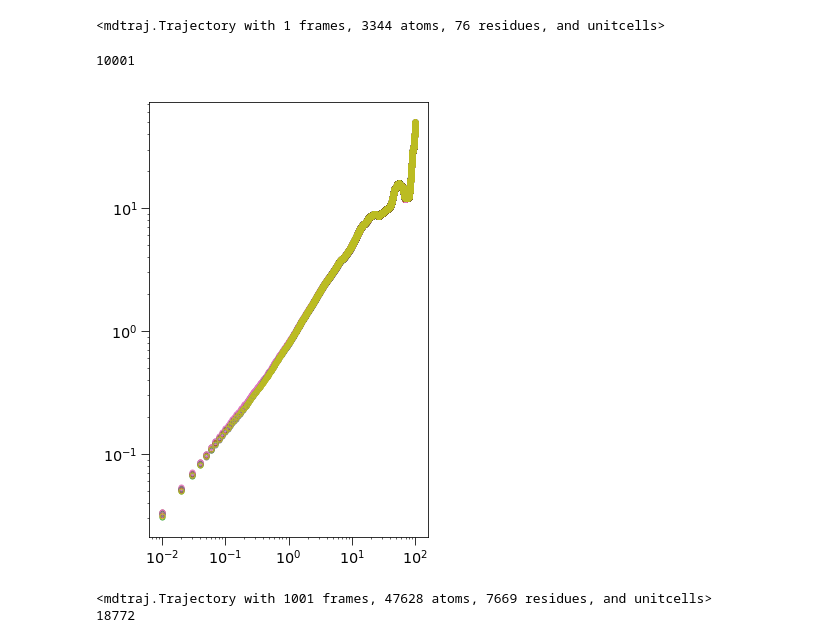
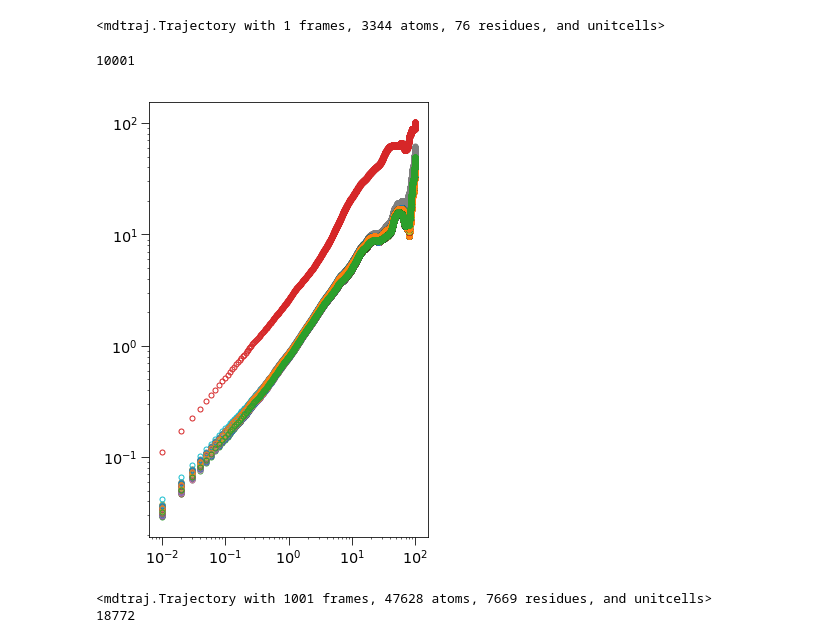
Before and after one commit to fearlessroad/mixed-monolayers, a Jupyter notebook: si_figures/3ns_msd_diffusion.ipynb, the cells around one changed output. Drawn from its saved outputs; the diff is of its cells as text; code cells hidden in the pictures.

```diff
--- a/si_figures/3ns_msd_diffusion.ipynb
+++ b/si_figures/3ns_msd_diffusion.ipynb
@@ -391,24 +391,24 @@ n = np.arange(0,8000,500)
 # %%
 f = []
 plt.figure(figsize=(5,8))
 m = np.zeros(10001)
-for i in range(1,10):
+for i in range(1,154):
     q = np.genfromtxt('/gpfs/amarolab/monolayers/MIX1_NaCl0.4_GMX/SA19.5_100ns/molecular_diffusion/msd'+str(i)+'.xvg', skip_header=20)
     plt.loglog(q[:,0]/1000, q[:,1], marker='o', ms=5,fillstyle='none', ls='none')
     #print(len(q[0]))
 print(len(q[:,0]))
     #f.append(np.polyfit(q[:,0]/1000, q[:,1],1)[0])
     #m = m+q[:,1]
 #print(m/144)
 #plt.loglog(np.arange(0,80.01,0.01), (m/144), marker='D', ms=8, fillstyle='none', ls='none', c=c[0], label='PALP', zorder=2)
 dP = []
 #for i in np.arange(0,8000,500):
     #dP.append(np.gradient(m/144)[i])
 #yp = np.mean(f)
 #xp = np.arange(0, 80, 0.01)
 # %% [output]
 10001
-[figure, old version]
+[figure, new version]
 # %%
 traj = md.load('/gpfs/amarolab/monolayers/MIX1_NaCl0.4_GMX/SA19-2_100ns/step9_01.trr', top='/gpfs/amarolab/monolayers/MIX1_NaCl0.4_GMX/SA19-2_100ns/step9_1.gro')
 print(traj)
```
Also changed, not shown: 2 other files.
